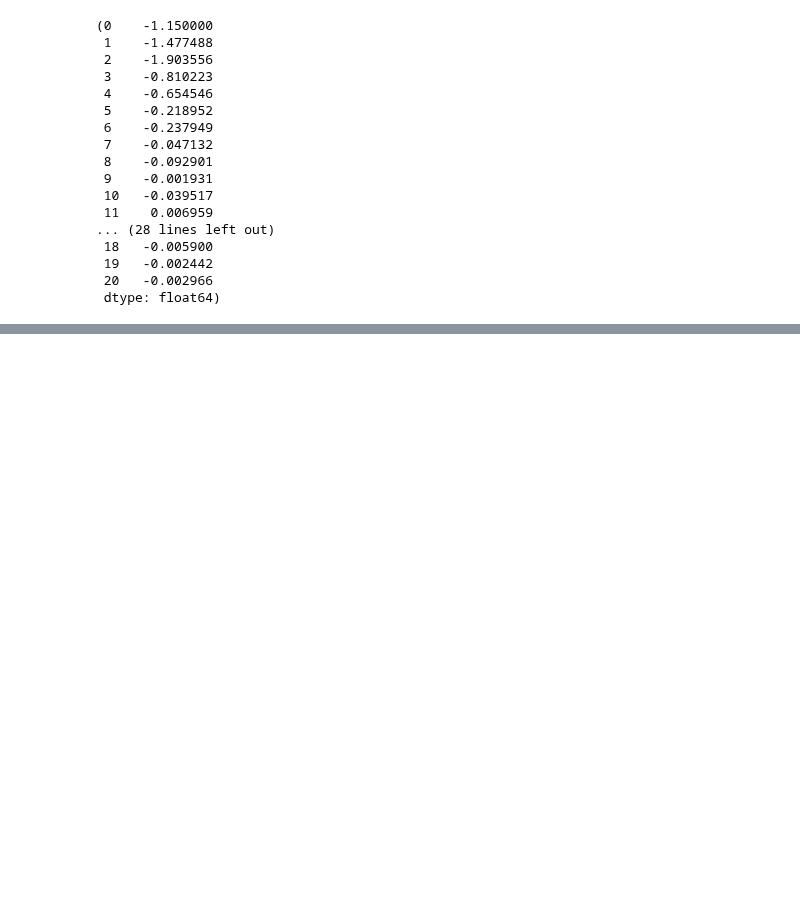
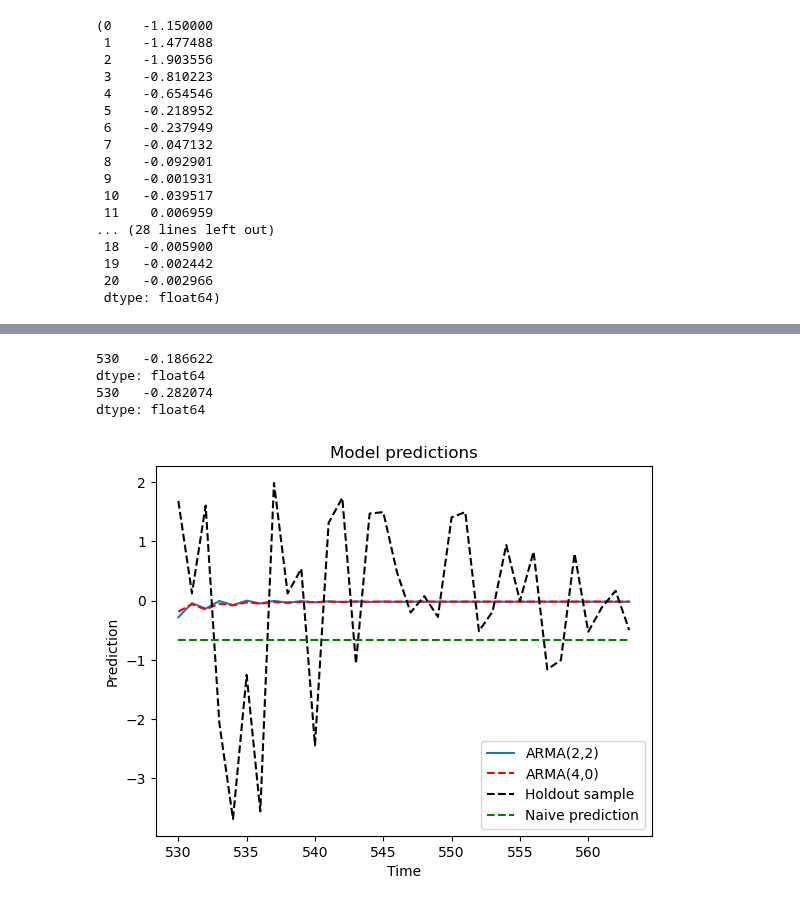
Before and after one commit to Thomas4390/econometrics_tp1, a Jupyter notebook: tp1.ipynb, the cells around one changed output, grey strips where cells are left out. Cells and saved outputs as stored; diff of their text form; code cells hidden in the pictures; blank space fills up the shorter version.

```diff
--- a/tp1.ipynb
+++ b/tp1.ipynb
@@ -547,0 +548,42 @@ plt.show()
+# %%
+################# 3c #################
+holdout_size = 34
+training_size = len(df["stoch_USDCAD"]) - holdout_size
+
+# divide sample
+training_sample = df["stoch_USDCAD"][0:-holdout_size]
+holdout_sample = df["stoch_USDCAD"][-holdout_size:]
+
+# refit models on training sample
+new_ar4_fit = ARIMA(training_sample.dropna(), order=(4,0,0)).fit()
+new_arma22_fit = ARIMA(training_sample.dropna(), order=(2,0,2)).fit()
+# %%
+print(new_ar4_fit.predict(training_size+1))
+print(new_arma22_fit.predict(training_size+1))
+# %% [output]
+530   -0.186622
+dtype: float64
+530   -0.282074
+dtype: float64
+# %%
+t = range(training_size+1, training_size+1+holdout_size)
+
+# get predictions from both models
+ar4_predictions, arma22_predictions = [], []
+for i in t:
+    ar4_predictions.append(new_ar4_fit.predict(i))
+    arma22_predictions.append(new_arma22_fit.predict(i))
+
+naive_prediction = [training_sample.iloc[-1]]*holdout_size
+# %%
+plt.plot(t, arma22_predictions, label="ARMA(2,2)")
+plt.plot(t, ar4_predictions, label="ARMA(4,0)", color="red", linestyle="--")
+plt.plot(holdout_sample, label="Holdout sample", color="black", linestyle="--")
+plt.plot(t, naive_prediction, label="Naive prediction", color="green", linestyle="--")
+plt.legend()
+plt.title("Model predictions")
+plt.xlabel("Time")
+plt.ylabel("Prediction")
+plt.show()
+# %% [output]
+[figure, added]
```
Also changed, not shown: parts of 20 cells of this notebook.
